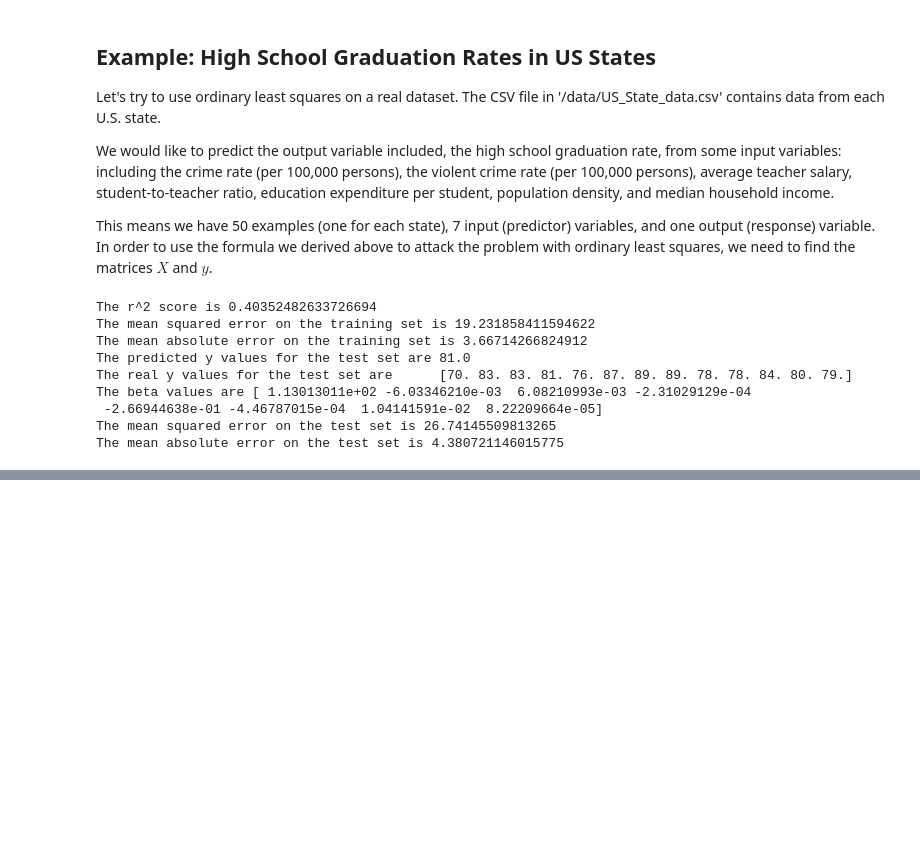
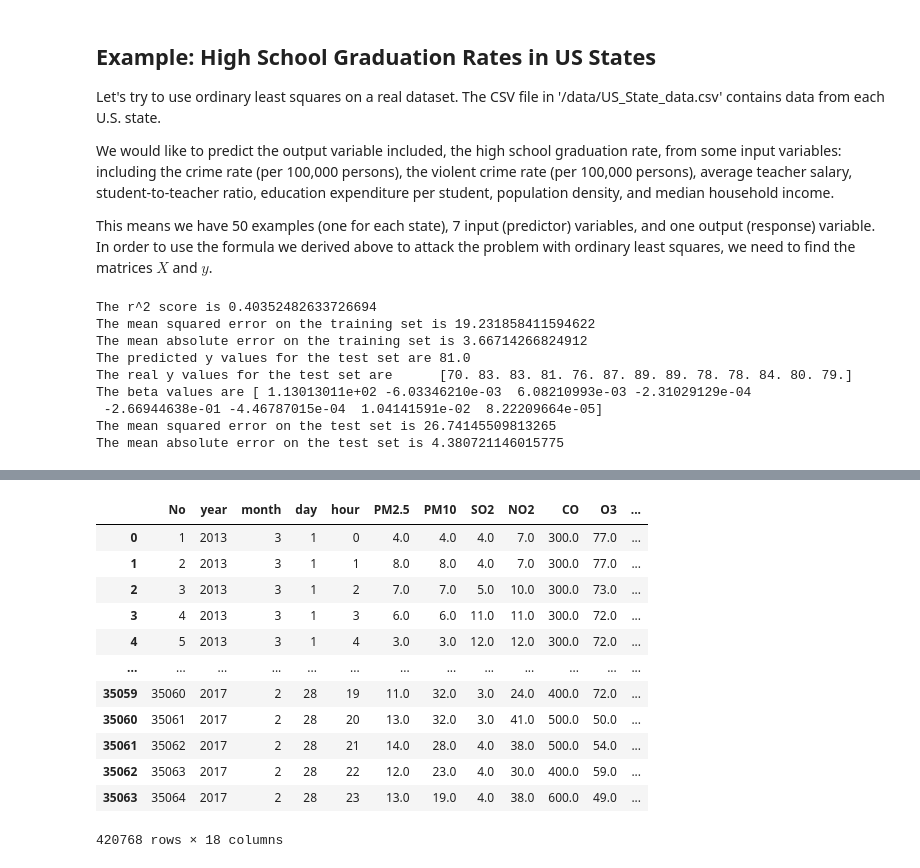
Before and after one commit to rtwhite1546/Spring-2022-Intro-to-Machine-Learning, a Jupyter notebook: Week-1-Data-Matrix-Linear-Regression/Week1.ipynb, the cells around one changed output, grey strips where cells are left out. Drawn from its saved outputs; the diff is of its cells as text; code cells hidden in the pictures; blank space fills up the shorter version.

```diff
--- a/Week-1-Data-Matrix-Linear-Regression/Week1.ipynb
+++ b/Week-1-Data-Matrix-Linear-Regression/Week1.ipynb
@@ -587,0 +626,33 @@ The mean absolute error on the test set is 4.380721146015775
+# %%
+import glob
+
+# import all the files in data/PRSA
+dataFiles = glob.glob('../data/PRSA/*')
+
+# empty list to store the data
+data = []
+
+# iterate through files, read files
+for file in dataFiles:
+    # convert file to dataframe and add it to the list
+    data.append(pd.read_csv(file, sep = ','))
+
+# concatenate all the dataframes into one
+data = pd.concat(data)
+
+# display the data
+data
+# %% [output]
+|  | No | year | month | day | hour | PM2.5 | PM10 | SO2 | NO2 | CO | O3 | ... |
+| 0 | 1 | 2013 | 3 | 1 | 0 | 4.0 | 4.0 | 4.0 | 7.0 | 300.0 | 77.0 | ... |
+| 1 | 2 | 2013 | 3 | 1 | 1 | 8.0 | 8.0 | 4.0 | 7.0 | 300.0 | 77.0 | ... |
+| 2 | 3 | 2013 | 3 | 1 | 2 | 7.0 | 7.0 | 5.0 | 10.0 | 300.0 | 73.0 | ... |
+| 3 | 4 | 2013 | 3 | 1 | 3 | 6.0 | 6.0 | 11.0 | 11.0 | 300.0 | 72.0 | ... |
+| 4 | 5 | 2013 | 3 | 1 | 4 | 3.0 | 3.0 | 12.0 | 12.0 | 300.0 | 72.0 | ... |
+| ... | ... | ... | ... | ... | ... | ... | ... | ... | ... | ... | ... | ... |
+| 35059 | 35060 | 2017 | 2 | 28 | 19 | 11.0 | 32.0 | 3.0 | 24.0 | 400.0 | 72.0 | ... |
+| 35060 | 35061 | 2017 | 2 | 28 | 20 | 13.0 | 32.0 | 3.0 | 41.0 | 500.0 | 50.0 | ... |
+| 35061 | 35062 | 2017 | 2 | 28 | 21 | 14.0 | 28.0 | 4.0 | 38.0 | 500.0 | 54.0 | ... |
+| 35062 | 35063 | 2017 | 2 | 28 | 22 | 12.0 | 23.0 | 4.0 | 30.0 | 400.0 | 59.0 | ... |
+| 35063 | 35064 | 2017 | 2 | 28 | 23 | 13.0 | 19.0 | 4.0 | 38.0 | 600.0 | 49.0 | ... |
+420768 rows × 18 columns
```
Also changed, not shown: parts of 31 cells of this notebook, 13 other files.
